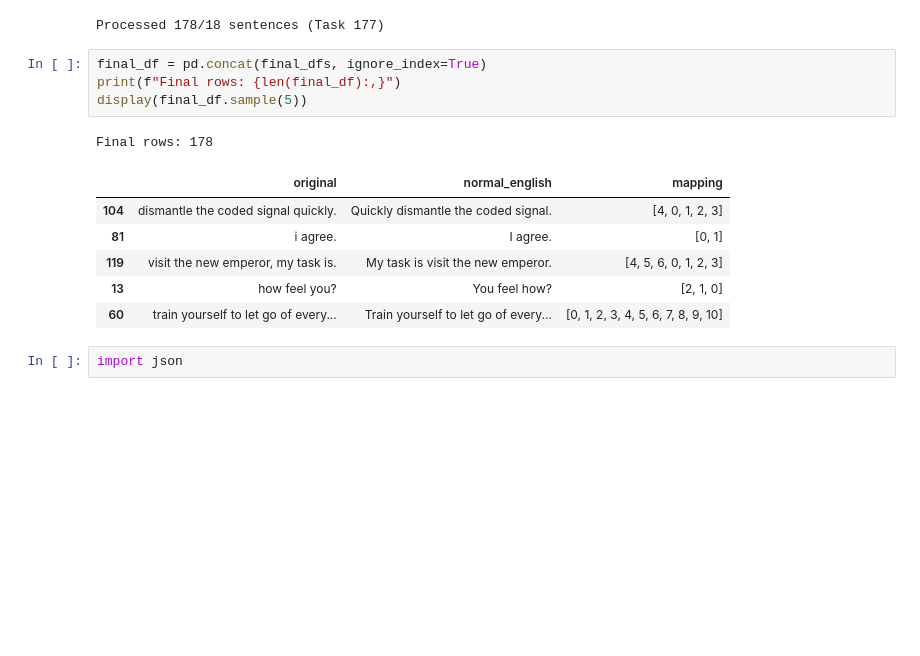
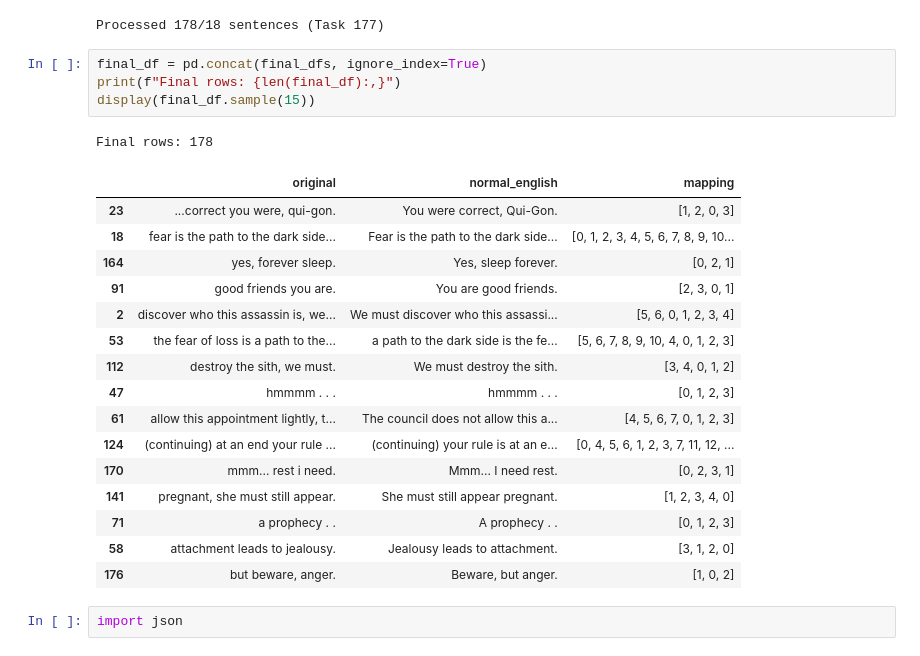
Before and after one commit to collSteve/yoda_speech_generator, a Jupyter notebook: data_prep.ipynb, the cells around one changed output. Saved outputs shown, nothing was run; the diff lists cells and outputs as text; blank space fills up the shorter version.

```diff
--- a/data_prep.ipynb
+++ b/data_prep.ipynb
@@ -284,15 +284,25 @@ Processed 178/18 sentences (Task 177)
 # %%
 final_df = pd.concat(final_dfs, ignore_index=True)
 print(f"Final rows: {len(final_df):,}")
-display(final_df.sample(5))
+display(final_df.sample(15))
 # %% [output]
 Final rows: 178
 |  | original | normal_english | mapping |
-| 104 | dismantle the coded signal quickly. | Quickly dismantle the coded signal. | [4, 0, 1, 2, 3] |
-| 81 | i agree. | I agree. | [0, 1] |
-| 119 | visit the new emperor, my task is. | My task is visit the new emperor. | [4, 5, 6, 0, 1, 2, 3] |
-| 13 | how feel you? | You feel how? | [2, 1, 0] |
-| 60 | train yourself to let go of every... | Train yourself to let go of every... | [0, 1, 2, 3, 4, 5, 6, 7, 8, 9, 10] |
+| 23 | ...correct you were, qui-gon. | You were correct, Qui-Gon. | [1, 2, 0, 3] |
+| 18 | fear is the path to the dark side... | Fear is the path to the dark side... | [0, 1, 2, 3, 4, 5, 6, 7, 8, 9, 10... |
+| 164 | yes, forever sleep. | Yes, sleep forever. | [0, 2, 1] |
+| 91 | good friends you are. | You are good friends. | [2, 3, 0, 1] |
+| 2 | discover who this assassin is, we... | We must discover who this assassi... | [5, 6, 0, 1, 2, 3, 4] |
+| 53 | the fear of loss is a path to the... | a path to the dark side is the fe... | [5, 6, 7, 8, 9, 10, 4, 0, 1, 2, 3] |
+| 112 | destroy the sith, we must. | We must destroy the sith. | [3, 4, 0, 1, 2] |
+| 47 | hmmmm . . . | hmmmm . . . | [0, 1, 2, 3] |
+| 61 | allow this appointment lightly, t... | The council does not allow this a... | [4, 5, 6, 7, 0, 1, 2, 3] |
+| 124 | (continuing) at an end your rule ... | (continuing) your rule is at an e... | [0, 4, 5, 6, 1, 2, 3, 7, 11, 12, ... |
+| 170 | mmm... rest i need. | Mmm... I need rest. | [0, 2, 3, 1] |
+| 141 | pregnant, she must still appear. | She must still appear pregnant. | [1, 2, 3, 4, 0] |
+| 71 | a prophecy . . | A prophecy . . | [0, 1, 2, 3] |
+| 58 | attachment leads to jealousy. | Jealousy leads to attachment. | [3, 1, 2, 0] |
+| 176 | but beware, anger. | Beware, but anger. | [1, 0, 2] |
 # %%
 import json
 # %%
```
Also changed, not shown: 20 other files.
